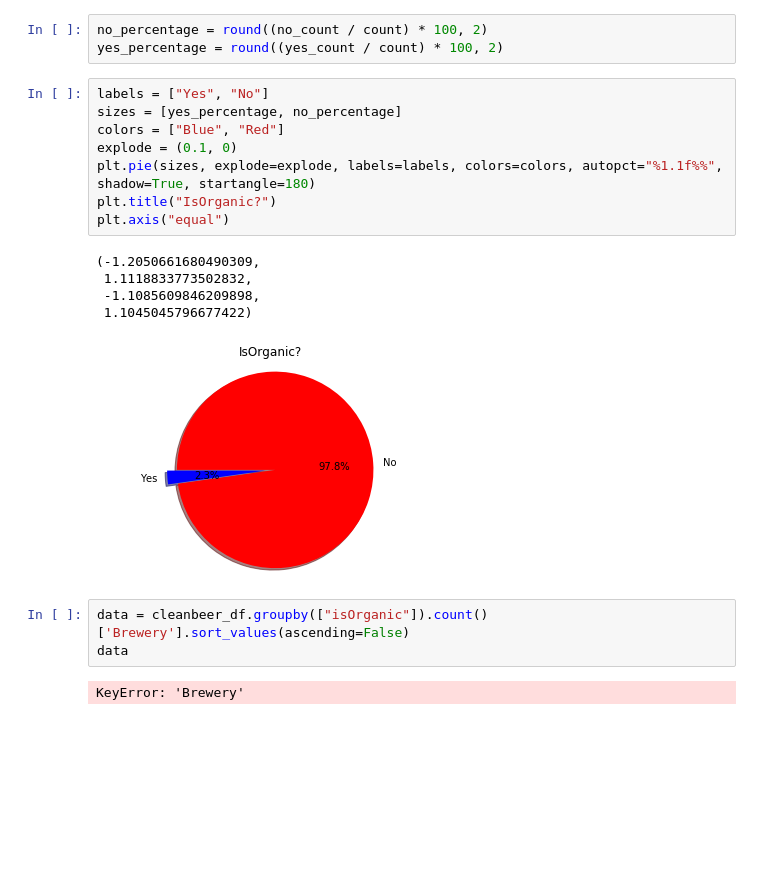
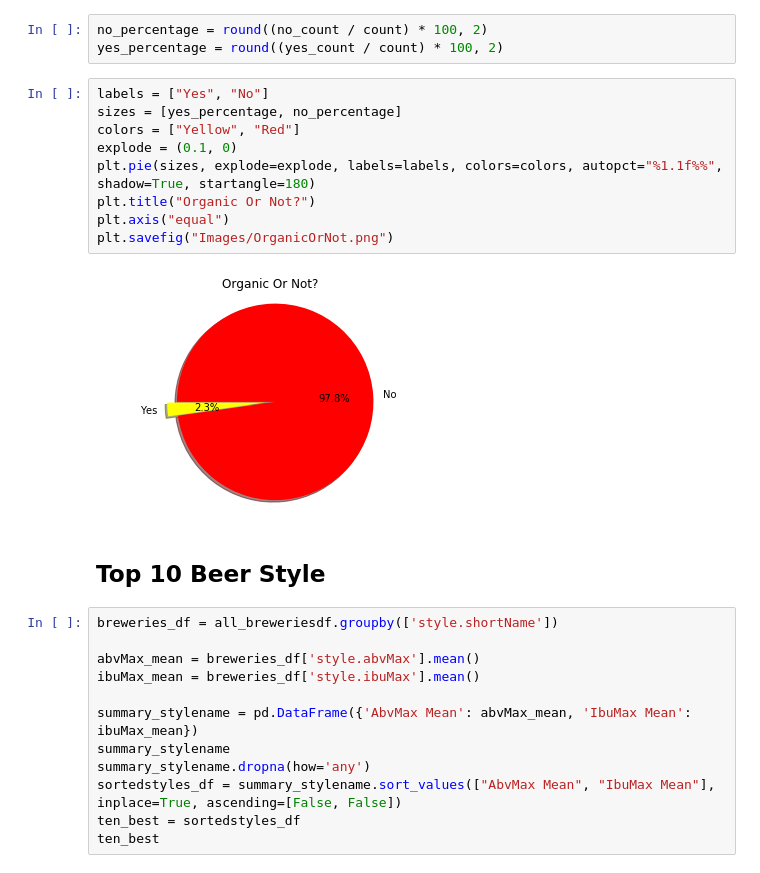
Before and after one commit to Danne-Paredes/brew_project, a Jupyter notebook: Graphs.ipynb, the cells around one changed output. Cells and saved outputs as stored; diff of their text form; blank space fills up the shorter version.

```diff
--- a/Graphs.ipynb
+++ b/Graphs.ipynb
@@ -235,19 +232,25 @@ yes_percentage = round((yes_count / count) * 100, 2)
 # %%
 labels = ["Yes", "No"]
 sizes = [yes_percentage, no_percentage]
-colors = ["Blue", "Red"]
+colors = ["Yellow", "Red"]
 explode = (0.1, 0)
 plt.pie(sizes, explode=explode, labels=labels, colors=colors, autopct="%1.1f%%", shadow=True, startangle=180)
-plt.title("IsOrganic?")
+plt.title("Organic Or Not?")
 plt.axis("equal")
+plt.savefig("Images/OrganicOrNot.png")
 # %% [output]
-(-1.2050661680490309,
- 1.1118833773502832,
- -1.1085609846209898,
- 1.1045045796677422)
-[figure, old version]
+[figure, new version]
-# %%
-data = cleanbeer_df.groupby(["isOrganic"]).count()['Brewery'].sort_values(ascending=False)
-data
-# %% [output]
-KeyError: 'Brewery'
+# %% [markdown]
+## Top 10 Beer Style
+# %%
+breweries_df = all_breweriesdf.groupby(['style.shortName'])
+
+abvMax_mean = breweries_df['style.abvMax'].mean()
+ibuMax_mean = breweries_df['style.ibuMax'].mean()
+
+summary_stylename = pd.DataFrame({'AbvMax Mean': abvMax_mean, 'IbuMax Mean': ibuMax_mean})
+summary_stylename
+summary_stylename.dropna(how='any')
+sortedstyles_df = summary_stylename.sort_values(["AbvMax Mean", "IbuMax Mean"], inplace=True, ascending=[False, False])
+ten_best = sortedstyles_df
+ten_best
```
Also changed, not shown: parts of 5 cells of this notebook, 6 other files.
